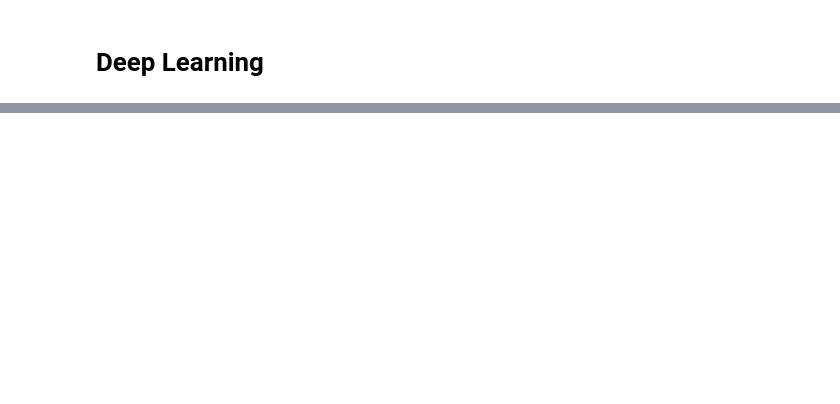
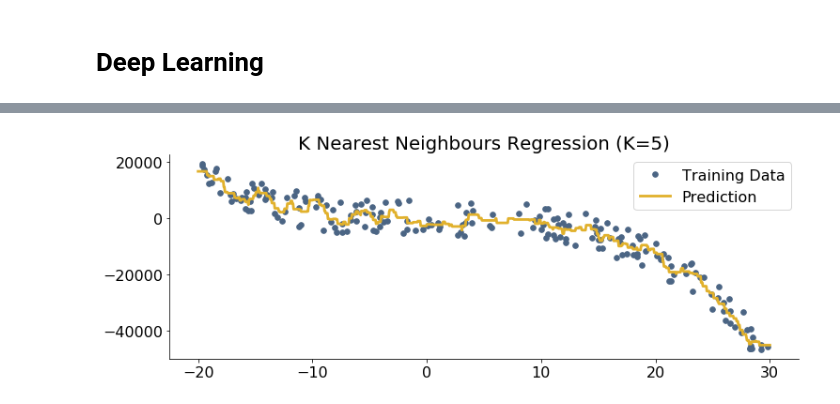
Before and after one commit to SvennoNito/deep_learning, a Jupyter notebook: notebook.ipynb, the cells around one changed output, grey strips where cells are left out. Cells and saved outputs as stored; diff of their text form; code cells hidden in the pictures; blank space fills up the shorter version.

```diff
--- a/notebook.ipynb
+++ b/notebook.ipynb
@@ -69,0 +110,34 @@ The intercept is -6.78927104957
+# %%
+import numpy as np
+from matplotlib import pyplot as plt
+from sklearn import neighbors
+
+
+K = 5                     # Number of considered neighbors
+w_method   = 'uniform'    # Method for the weight of the data.
+#w_method   = 'distance'
+
+# create training data
+xmin, xmax = -20, 30      # minimum, maximum of X
+poly_order = 3            # Order of the polynomial
+N_train    = 200          # Number training points
+(x_train, y_train) = get_data_poly_noise(xmin=xmin, xmax=xmax, N=N_train, noise_rel=0.2, poly_order=poly_order)
+
+# create testing data
+x_test = np.linspace(start=xmin, stop=xmax, num=1000)
+
+
+# K nearest neighbour regression
+################################################################################################################################
+neigh = neighbors.KNeighborsRegressor(n_neighbors=K, weights=w_method)
+neigh.fit(x_train.reshape((-1,1)), y_train)
+y_predict = neigh.predict(x_test.reshape((-1,1)))
+
+# Plotting
+plt.plot(x_train, y_train, '.', label='Training Data')
+plt.plot(x_test, y_predict, '-', label='Prediction')
+plt.legend()
+plt.title('K Nearest Neighbours Regression (K=%s)' %K)
+plt.show()
+# %% [output]
+[figure, added]
```
Also changed, not shown: parts of 9 cells of this notebook.
